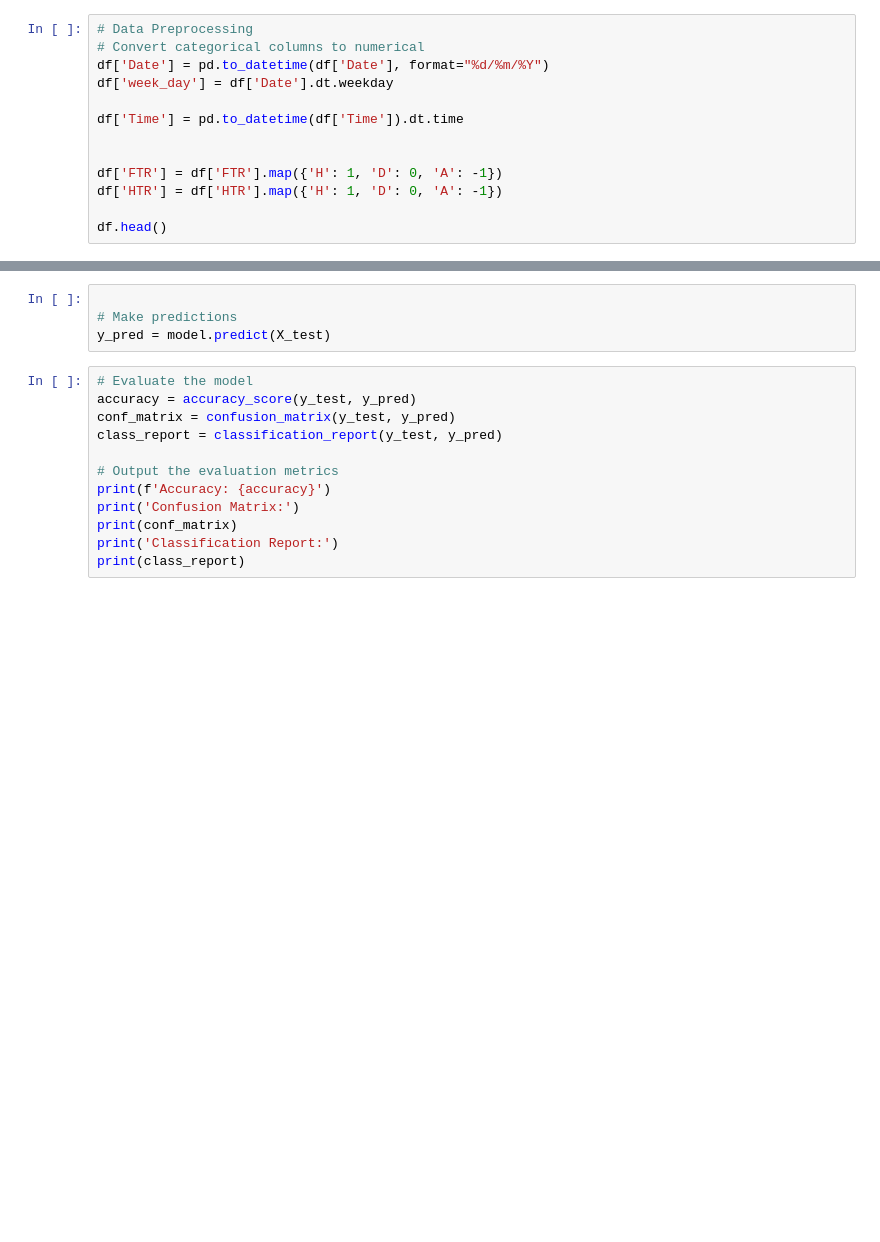
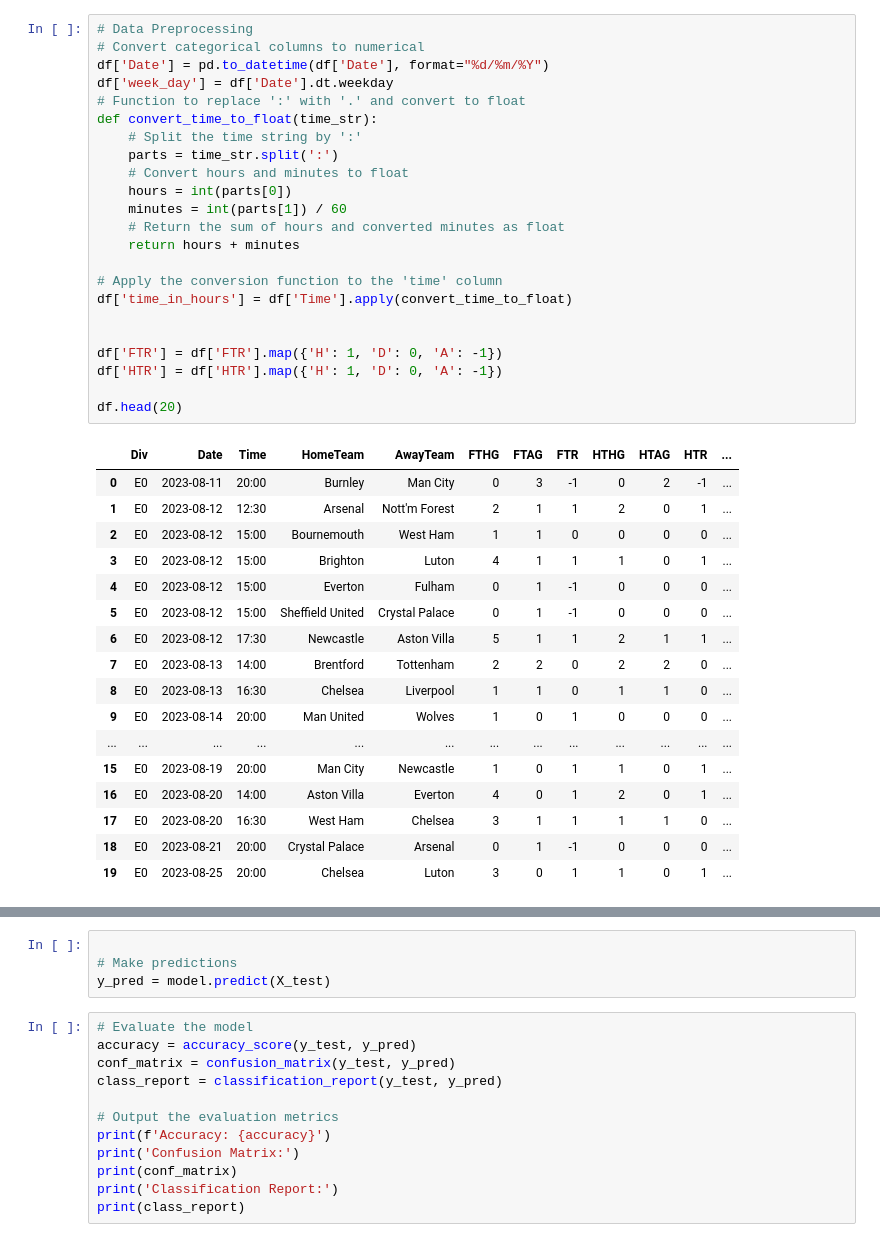
Before and after one commit to bamwesigye/saamba, a Jupyter notebook: core/pred_model.ipynb, the cells around one changed output, grey strips where cells are left out. Drawn from its saved outputs; the diff is of its cells as text; blank space fills up the shorter version.

```diff
--- a/core/pred_model.ipynb
+++ b/core/pred_model.ipynb
@@ -16,13 +33,41 @@ df.head()
 # %%
 # Data Preprocessing
 # Convert categorical columns to numerical
 df['Date'] = pd.to_datetime(df['Date'], format="%d/%m/%Y")
 df['week_day'] = df['Date'].dt.weekday
+# Function to replace ':' with '.' and convert to float
+def convert_time_to_float(time_str):
+    # Split the time string by ':'
+    parts = time_str.split(':')
+    # Convert hours and minutes to float
+    hours = int(parts[0])
+    minutes = int(parts[1]) / 60
+    # Return the sum of hours and converted minutes as float
+    return hours + minutes
 
-df['Time'] = pd.to_datetime(df['Time']).dt.time
+# Apply the conversion function to the 'time' column
+df['time_in_hours'] = df['Time'].apply(convert_time_to_float)
 
 
 df['FTR'] = df['FTR'].map({'H': 1, 'D': 0, 'A': -1})
 df['HTR'] = df['HTR'].map({'H': 1, 'D': 0, 'A': -1})
 
-df.head()
+df.head(20)
+# %% [output]
+|  | Div | Date | Time | HomeTeam | AwayTeam | FTHG | FTAG | FTR | HTHG | HTAG | HTR | ... |
+| 0 | E0 | 2023-08-11 | 20:00 | Burnley | Man City | 0 | 3 | -1 | 0 | 2 | -1 | ... |
+| 1 | E0 | 2023-08-12 | 12:30 | Arsenal | Nott'm Forest | 2 | 1 | 1 | 2 | 0 | 1 | ... |
+| 2 | E0 | 2023-08-12 | 15:00 | Bournemouth | West Ham | 1 | 1 | 0 | 0 | 0 | 0 | ... |
+| 3 | E0 | 2023-08-12 | 15:00 | Brighton | Luton | 4 | 1 | 1 | 1 | 0 | 1 | ... |
+| 4 | E0 | 2023-08-12 | 15:00 | Everton | Fulham | 0 | 1 | -1 | 0 | 0 | 0 | ... |
+| 5 | E0 | 2023-08-12 | 15:00 | Sheffield United | Crystal Palace | 0 | 1 | -1 | 0 | 0 | 0 | ... |
+| 6 | E0 | 2023-08-12 | 17:30 | Newcastle | Aston Villa | 5 | 1 | 1 | 2 | 1 | 1 | ... |
+| 7 | E0 | 2023-08-13 | 14:00 | Brentford | Tottenham | 2 | 2 | 0 | 2 | 2 | 0 | ... |
+| 8 | E0 | 2023-08-13 | 16:30 | Chelsea | Liverpool | 1 | 1 | 0 | 1 | 1 | 0 | ... |
+| 9 | E0 | 2023-08-14 | 20:00 | Man United | Wolves | 1 | 0 | 1 | 0 | 0 | 0 | ... |
+| ... | ... | ... | ... | ... | ... | ... | ... | ... | ... | ... | ... | ... |
+| 15 | E0 | 2023-08-19 | 20:00 | Man City | Newcastle | 1 | 0 | 1 | 1 | 0 | 1 | ... |
+| 16 | E0 | 2023-08-20 | 14:00 | Aston Villa | Everton | 4 | 0 | 1 | 2 | 0 | 1 | ... |
+| 17 | E0 | 2023-08-20 | 16:30 | West Ham | Chelsea | 3 | 1 | 1 | 1 | 1 | 0 | ... |
+| 18 | E0 | 2023-08-21 | 20:00 | Crystal Palace | Arsenal | 0 | 1 | -1 | 0 | 0 | 0 | ... |
+| 19 | E0 | 2023-08-25 | 20:00 | Chelsea | Luton | 3 | 0 | 1 | 1 | 0 | 1 | ... |
```
Also changed, not shown: parts of 9 cells of this notebook, 5 other files.
